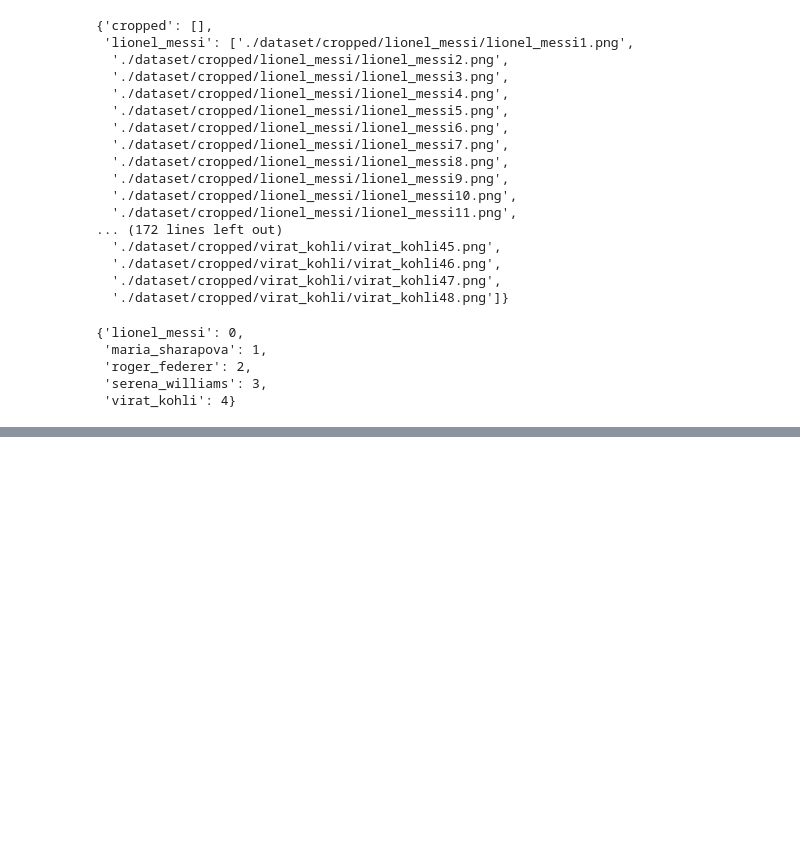
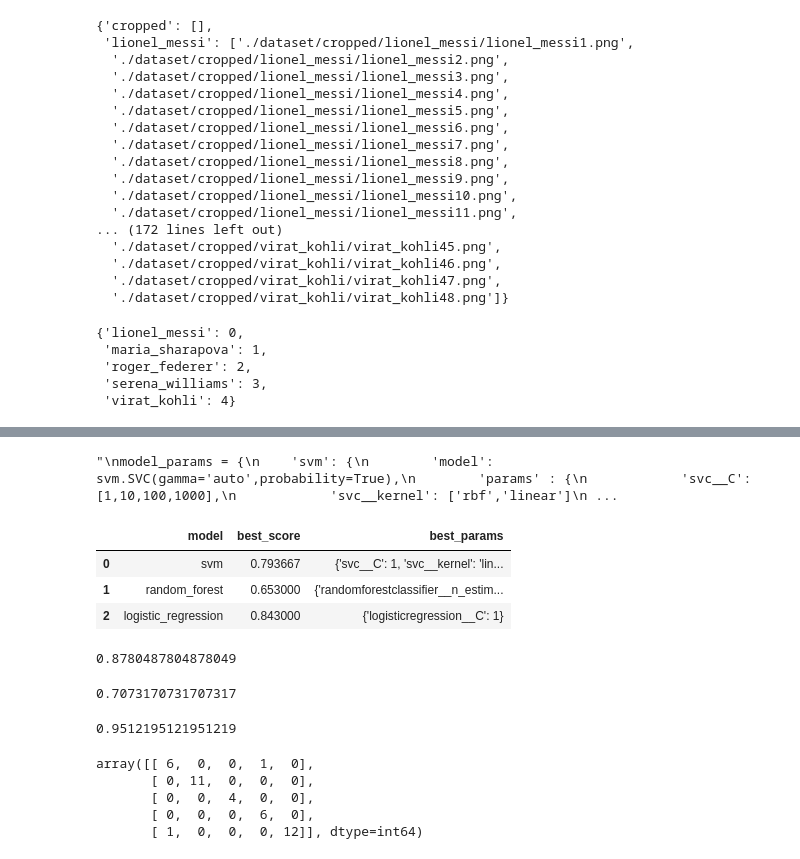
Before and after one commit to Udbhavkush/Sports-Celebrity-Image-Classification, a Jupyter notebook: model/sportsCelebImageClassification.ipynb, the cells around one changed output, grey strips where cells are left out. Saved outputs shown, nothing was run; the diff lists cells and outputs as text; code cells hidden in the pictures; blank space fills up the shorter version.

```diff
--- a/model/sportsCelebImageClassification.ipynb
+++ b/model/sportsCelebImageClassification.ipynb
@@ -241,0 +276,59 @@ for celebrity_name, training_files in celebrity_file_names_dict.items():
+# %%
+model_params = {
+    'svm': {
+        'model': svm.SVC(gamma='auto', probability=True),
+        'params': {
+            'svc__C': [1,10,100,1000],
+            'svc__kernel': ['rbf', 'linear']
+        }
+    },
+    'random_forest': {
+        'model': RandomForestClassifier(),
+        'params': {
+            'randomforestclassifier__n_estimators': [1,5,10]
+        }
+    },
+    'logistic_regression': {
+        'model': LogisticRegression(solver='liblinear', multi_class='auto'),
+        'params': {
+            'logisticregression__C': [1,5,10]
+        }
+    }
+}
+# %% [output]
+"\nmodel_params = {\n    'svm': {\n        'model': svm.SVC(gamma='auto',probability=True),\n        'params' : {\n            'svc__C': [1,10,100,1000],\n            'svc__kernel': ['rbf','linear']\n ...
+# %%
+scores = []
+best_estimators = {}
+
+for algo, mp in model_params.items():
+    pipe = make_pipeline(StandardScaler(), mp['model'])
+    clf = GridSearchCV(pipe, mp['params'], cv=5)
+    clf.fit(X_train, y_train)
+
+    scores.append({
+        'model': algo,
+        'best_score': clf.best_score_,
+        'best_params': clf.best_params_
+    })
+    best_estimators[algo] = clf.best_estimator_
+
+df = pd.DataFrame(scores, columns=['model', 'best_score', 'best_params'])
+df
+# %% [output]
+|  | model | best_score | best_params |
+| 0 | svm | 0.793667 | {'svc__C': 1, 'svc__kernel': 'lin... |
+| 1 | random_forest | 0.653000 | {'randomforestclassifier__n_estim... |
+| 2 | logistic_regression | 0.843000 | {'logisticregression__C': 1} |
+# %%
+best_estimators['svm'].score(X_test, y_test)
+# %% [output]
+0.8780487804878049
+# %%
+best_estimators['random_forest'].score(X_test, y_test)
+# %% [output]
+0.7073170731707317
+# %%
+best_estimators['logistic_regression'].score(X_test, y_test)
+# %% [output]
+0.9512195121951219
@@ -241,0 +337,10 @@ for celebrity_name, training_files in celebrity_file_names_dict.items():
+# %%
+from sklearn.metrics import confusion_matrix
+cm = confusion_matrix(y_test, best_clf.predict(X_test))
+cm
+# %% [output]
+array([[ 6,  0,  0,  1,  0],
+       [ 0, 11,  0,  0,  0],
+       [ 0,  0,  4,  0,  0],
+       [ 0,  0,  0,  6,  0],
+       [ 1,  0,  0,  0, 12]], dtype=int64)
```
Also changed, not shown: parts of 12 cells of this notebook, 2 other files.
